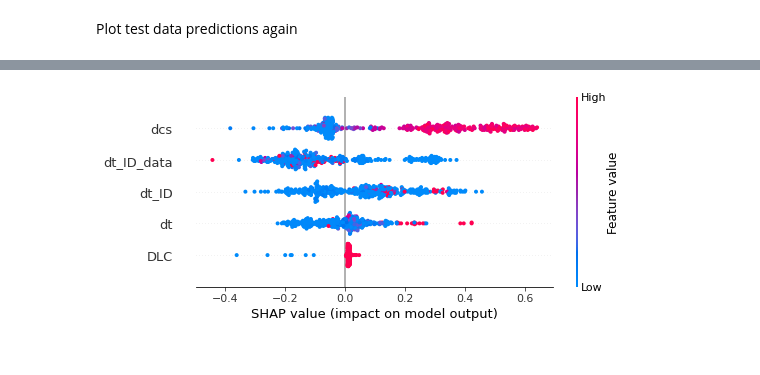
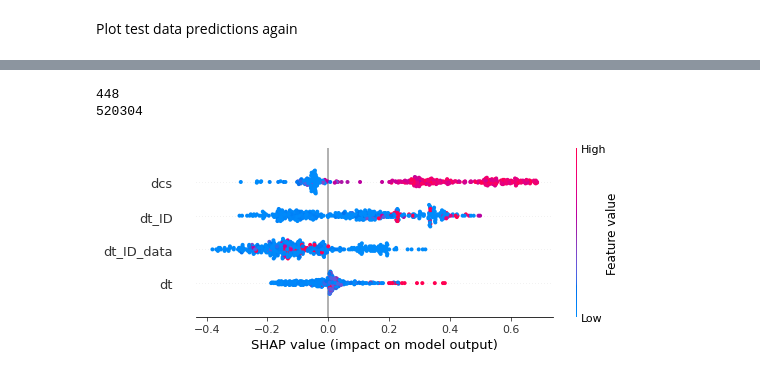
Before and after one commit to hampu5/ml-classify, a Jupyter notebook: ml_classify/rf-book.ipynb, the cells around one changed output, grey strips where cells are left out. Drawn from its saved outputs; the diff is of its cells as text; code cells hidden in the pictures.

Commit message:
WOrking on shap plots

```diff
--- a/ml_classify/rf-book.ipynb
+++ b/ml_classify/rf-book.ipynb
@@ -30,7 +30,7 @@ datasets["Survival"] = dataset.to_dict("records")
 
 
 df = compile_dataset(datasets)
-df.drop(columns=["d0", "d1", "d2", "d3", "d4", "d5", "d6", "d7", "data", "ID", "t"], inplace=True, errors="ignore")
+df.drop(columns=["d0", "d1", "d2", "d3", "d4", "d5", "d6", "d7", "data", "ID", "DLC", "t"], inplace=True, errors="ignore")
 
 dataset = None # Release memory, as it isn't used for now
 datasets = None
@@ -204,11 +204,16 @@ exp = shap.TreeExplainer(clf)
 # # Make sure the SHAP values sum up to the model output (this is the local accuracy property)
 # assert np.abs(exp.expected_value + exp.shap_values(X_test_sample).sum(1) - clf.predict_proba(X_test_sample)).max() < 1e-4
 
+print(len(X_test.loc[y_test != pred]))
+print(len(X_test.loc[y_test == pred]))
+shap_false = get_explanation(exp, X_test.loc[y_test != pred])
+shap_FP = get_explanation(exp, X_test.loc[(y_test != pred) & (pred == 1)])
+shap_FN = get_explanation(exp, X_test.loc[(y_test != pred) & (pred == 0)])
+shap_true = get_explanation(exp, X_test.loc[y_test == pred])
+shap_TP = get_explanation(exp, X_test.loc[(y_test == pred) & (pred == 1)])
+shap_TN = get_explanation(exp, X_test.loc[(y_test == pred) & (pred == 0)])
 
-shap_false = get_explanation(exp, X_test.loc[y_test != pred])
-shap_true = get_explanation(exp, X_test.loc[y_test == pred])
-
-plot_beeswarm(shap_false)
+plot_beeswarm(shap_FP)
 
 # shap_values = explainer(X_test.sample(1000, random_state=0))
 # shap_values = shap.Explanation(shap_values[:, :, 1], feature_names=X_test.columns)
@@ -231,2 +235,4 @@ plot_beeswarm(shap_false)
+448
+520304
-[figure, old version]
+[figure, new version]
 # %%
```
Also changed, not shown: parts of 5 cells of this notebook.
